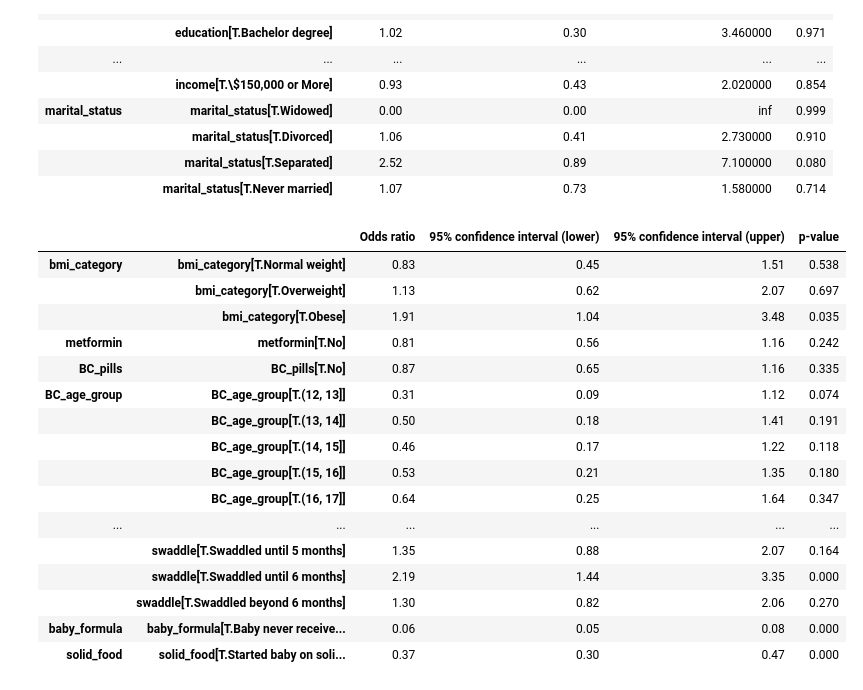
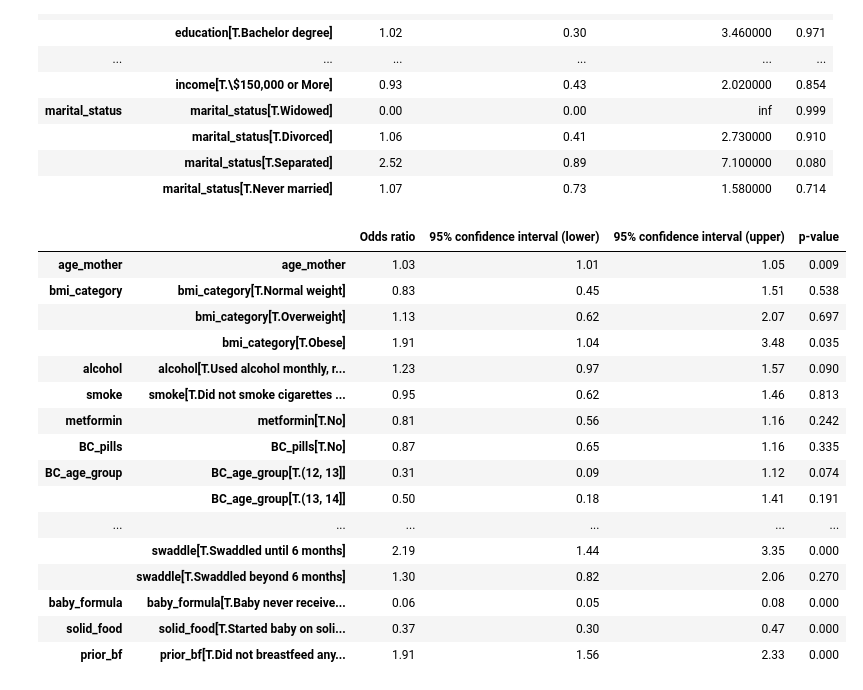
Before and after one commit to timcsimmons/barton-bfsurvey-2013, a Jupyter notebook: programs/2-analysis.ipynb, the cells around one changed output. Drawn from its saved outputs; the diff is of its cells as text; code cells hidden in the pictures.

Commit message:
Add a few covariates and run forward selection to get adjusted parameter estimates

```diff
--- a/programs/2-analysis.ipynb
+++ b/programs/2-analysis.ipynb
@@ -173,6 +173,8 @@ pd.concat(tables, keys=demographics)
 The table below summarizes that prevalence of each category of the covariates listed in the next cell.
 # %%
 covariates = ['bmi_category',
+ 'alcohol',
+ 'smoke',
  'metformin',
  'BC_pills',
  'BC_age_group',
@@ -204,7 +206,8 @@ covariates = ['bmi_category',
  'pacifier',
  'swaddle',
  'baby_formula',
- 'solid_food']
+ 'solid_food',
+ 'prior_bf']
 
 pd.concat([table(c) for c in covariates], keys=covariates)
 # %% [output]
@@ -392,25 +397,26 @@ pd.concat([uOR(d) for d in demographics], keys=demographics)
 |  | marital_status[T.Separated] | 2.52 | 0.89 | 7.100000 | 0.080 |
 |  | marital_status[T.Never married] | 1.07 | 0.73 | 1.580000 | 0.714 |
 # %%
+covariates = ['age_mother'] + covariates
 pd.concat([uOR(c) for c in covariates], keys=covariates)
 # %% [output]
 |  |  | Odds ratio | 95% confidence interval (lower) | 95% confidence interval (upper) | p-value |
+| age_mother | age_mother | 1.03 | 1.01 | 1.05 | 0.009 |
 | bmi_category | bmi_category[T.Normal weight] | 0.83 | 0.45 | 1.51 | 0.538 |
 |  | bmi_category[T.Overweight] | 1.13 | 0.62 | 2.07 | 0.697 |
 |  | bmi_category[T.Obese] | 1.91 | 1.04 | 3.48 | 0.035 |
+| alcohol | alcohol[T.Used alcohol monthly, r... | 1.23 | 0.97 | 1.57 | 0.090 |
+| smoke | smoke[T.Did not smoke cigarettes ... | 0.95 | 0.62 | 1.46 | 0.813 |
 | metformin | metformin[T.No] | 0.81 | 0.56 | 1.16 | 0.242 |
 | BC_pills | BC_pills[T.No] | 0.87 | 0.65 | 1.16 | 0.335 |
 | BC_age_group | BC_age_group[T.(12, 13]] | 0.31 | 0.09 | 1.12 | 0.074 |
 |  | BC_age_group[T.(13, 14]] | 0.50 | 0.18 | 1.41 | 0.191 |
-|  | BC_age_group[T.(14, 15]] | 0.46 | 0.17 | 1.22 | 0.118 |
-|  | BC_age_group[T.(15, 16]] | 0.53 | 0.21 | 1.35 | 0.180 |
-|  | BC_age_group[T.(16, 17]] | 0.64 | 0.25 | 1.64 | 0.347 |
 | ... | ... | ... | ... | ... | ... |
-|  | swaddle[T.Swaddled until 5 months] | 1.35 | 0.88 | 2.07 | 0.164 |
 |  | swaddle[T.Swaddled until 6 months] | 2.19 | 1.44 | 3.35 | 0.000 |
 |  | swaddle[T.Swaddled beyond 6 months] | 1.30 | 0.82 | 2.06 | 0.270 |
 | baby_formula | baby_formula[T.Baby never receive... | 0.06 | 0.05 | 0.08 | 0.000 |
 | solid_food | solid_food[T.Started baby on soli... | 0.37 | 0.30 | 0.47 | 0.000 |
+| prior_bf | prior_bf[T.Did not breastfeed any... | 1.91 | 1.56 | 2.33 | 0.000 |
 # %%
 pd.concat([uOR(e) for e in exposures], keys=exposures)
 # %% [output]
```
Also changed, not shown: parts of 14 cells of this notebook, 1 other file.
